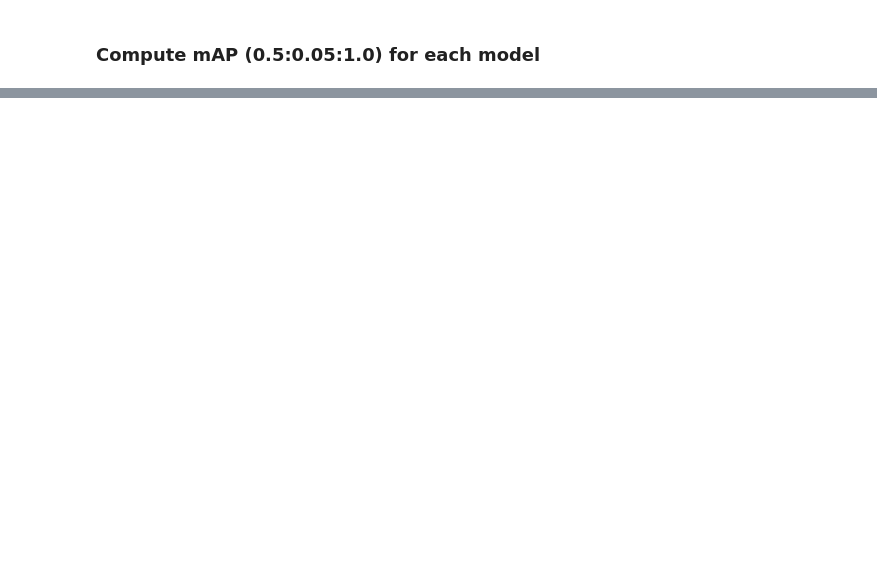
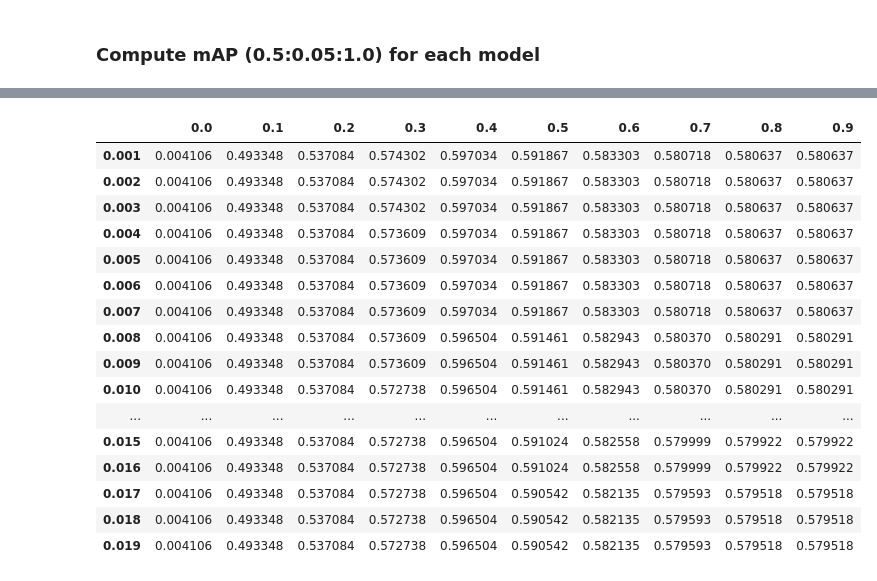
Before and after one commit to twardlab/yolo_model, a Jupyter notebook: docs/notebooks/gt_ap.ipynb, the cells around one changed output, grey strips where cells are left out. Cells and saved outputs as stored; diff of their text form; code cells hidden in the pictures; blank space fills up the shorter version.

```diff
--- a/docs/notebooks/gt_ap.ipynb
+++ b/docs/notebooks/gt_ap.ipynb
@@ -931,0 +970,12 @@ for all_bb in [yolo_bb, star_bb, cell_bb]:
+# %%
+# Define iou_thresh and compute AP for YOLO output WITHOUT NMS
+iou_thresh = 0.3
+
+outdir_cube = '/ifshome/abenneck/docs_public/misc_outputs/gt_data/cube'
+yolo_out = np.load(os.path.join(outdir_cube,'i0000_j0000_k0000_d256_Ex_488_Em_525.npy'))
+yolo_bb = yolo_output_to_bb_list(yolo_out)
+yolo_bb_adjusted = convert_bb_units(yolo_bb)
+yolo_bb_final = trim_bb(yolo_bb_adjusted)
+yolo_bb_final = remove_low_conf_bb(yolo_bb_final)
+AP_yolo, perf_yolo = get_AP(gt_bb_adjusted, yolo_bb_final, iou_thresh = iou_thresh, verbose = True)
+print(AP_yolo)
@@ -931,0 +984,22 @@ for all_bb in [yolo_bb, star_bb, cell_bb]:
+# %%
+all_conf = np.arange(0.001,0.02,0.001)
+all_nms  = np.arange(0,1,0.1)
+all_AP = np.zeros((len(all_conf), len(all_nms)))
+
+for i, conf_thresh in enumerate(all_conf):
+    for j, nms_thresh in enumerate(all_nms):
+
+        print(f'Starting (conf, nms) = ({conf_thresh}, {nms_thresh})')
+
+        start = time.time()
+
+        yolo_nms = NMS(yolo_out, conf_thresh = conf_thresh, nms_thresh = nms_thresh)
+        yolo_bb_nms = yolo_output_to_bb_list(yolo_nms)
+        yolo_bb_nms_adjusted = convert_bb_units(yolo_bb_nms)
+        yolo_bb_nms_final = trim_bb(yolo_bb_nms_adjusted)
+        yolo_bb_nms_final = remove_low_conf_bb(yolo_bb_nms_final)
+        AP_yolo_nms, perf_yolo_nms = get_AP(gt_bb_adjusted, yolo_bb_nms_final, iou_thresh = iou_thresh, verbose = True)
+
+        all_AP[i,j] = AP_yolo_nms
+
+        print(f'Finished NMS in {time.time() - start:.2f}s')
@@ -931,0 +1024,23 @@ for all_bb in [yolo_bb, star_bb, cell_bb]:
+# %%
+import pandas as pd
+
+df = pd.DataFrame(all_AP, columns = all_nms, index = all_conf)
+df
+# %% [output]
+|  | 0.0 | 0.1 | 0.2 | 0.3 | 0.4 | 0.5 | 0.6 | 0.7 | 0.8 | 0.9 |
+| 0.001 | 0.004106 | 0.493348 | 0.537084 | 0.574302 | 0.597034 | 0.591867 | 0.583303 | 0.580718 | 0.580637 | 0.580637 |
+| 0.002 | 0.004106 | 0.493348 | 0.537084 | 0.574302 | 0.597034 | 0.591867 | 0.583303 | 0.580718 | 0.580637 | 0.580637 |
+| 0.003 | 0.004106 | 0.493348 | 0.537084 | 0.574302 | 0.597034 | 0.591867 | 0.583303 | 0.580718 | 0.580637 | 0.580637 |
+| 0.004 | 0.004106 | 0.493348 | 0.537084 | 0.573609 | 0.597034 | 0.591867 | 0.583303 | 0.580718 | 0.580637 | 0.580637 |
+| 0.005 | 0.004106 | 0.493348 | 0.537084 | 0.573609 | 0.597034 | 0.591867 | 0.583303 | 0.580718 | 0.580637 | 0.580637 |
+| 0.006 | 0.004106 | 0.493348 | 0.537084 | 0.573609 | 0.597034 | 0.591867 | 0.583303 | 0.580718 | 0.580637 | 0.580637 |
+| 0.007 | 0.004106 | 0.493348 | 0.537084 | 0.573609 | 0.597034 | 0.591867 | 0.583303 | 0.580718 | 0.580637 | 0.580637 |
+| 0.008 | 0.004106 | 0.493348 | 0.537084 | 0.573609 | 0.596504 | 0.591461 | 0.582943 | 0.580370 | 0.580291 | 0.580291 |
+| 0.009 | 0.004106 | 0.493348 | 0.537084 | 0.573609 | 0.596504 | 0.591461 | 0.582943 | 0.580370 | 0.580291 | 0.580291 |
+| 0.010 | 0.004106 | 0.493348 | 0.537084 | 0.572738 | 0.596504 | 0.591461 | 0.582943 | 0.580370 | 0.580291 | 0.580291 |
+| ... | ... | ... | ... | ... | ... | ... | ... | ... | ... | ... |
+| 0.015 | 0.004106 | 0.493348 | 0.537084 | 0.572738 | 0.596504 | 0.591024 | 0.582558 | 0.579999 | 0.579922 | 0.579922 |
+| 0.016 | 0.004106 | 0.493348 | 0.537084 | 0.572738 | 0.596504 | 0.591024 | 0.582558 | 0.579999 | 0.579922 | 0.579922 |
+| 0.017 | 0.004106 | 0.493348 | 0.537084 | 0.572738 | 0.596504 | 0.590542 | 0.582135 | 0.579593 | 0.579518 | 0.579518 |
+| 0.018 | 0.004106 | 0.493348 | 0.537084 | 0.572738 | 0.596504 | 0.590542 | 0.582135 | 0.579593 | 0.579518 | 0.579518 |
+| 0.019 | 0.004106 | 0.493348 | 0.537084 | 0.572738 | 0.596504 | 0.590542 | 0.582135 | 0.579593 | 0.579518 | 0.579518 |
```
Also changed, not shown: parts of 17 cells of this notebook, 5 other files.
